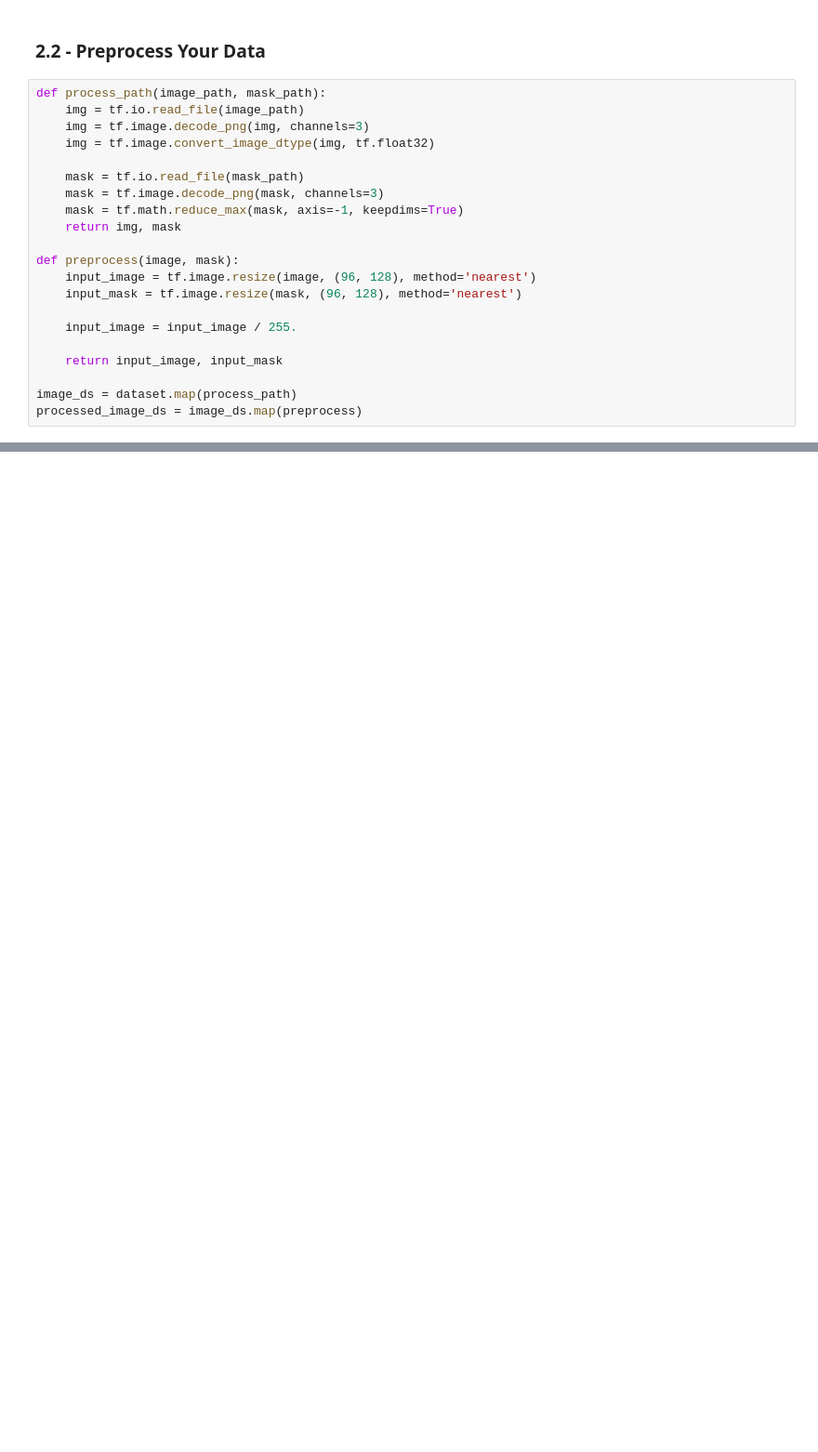
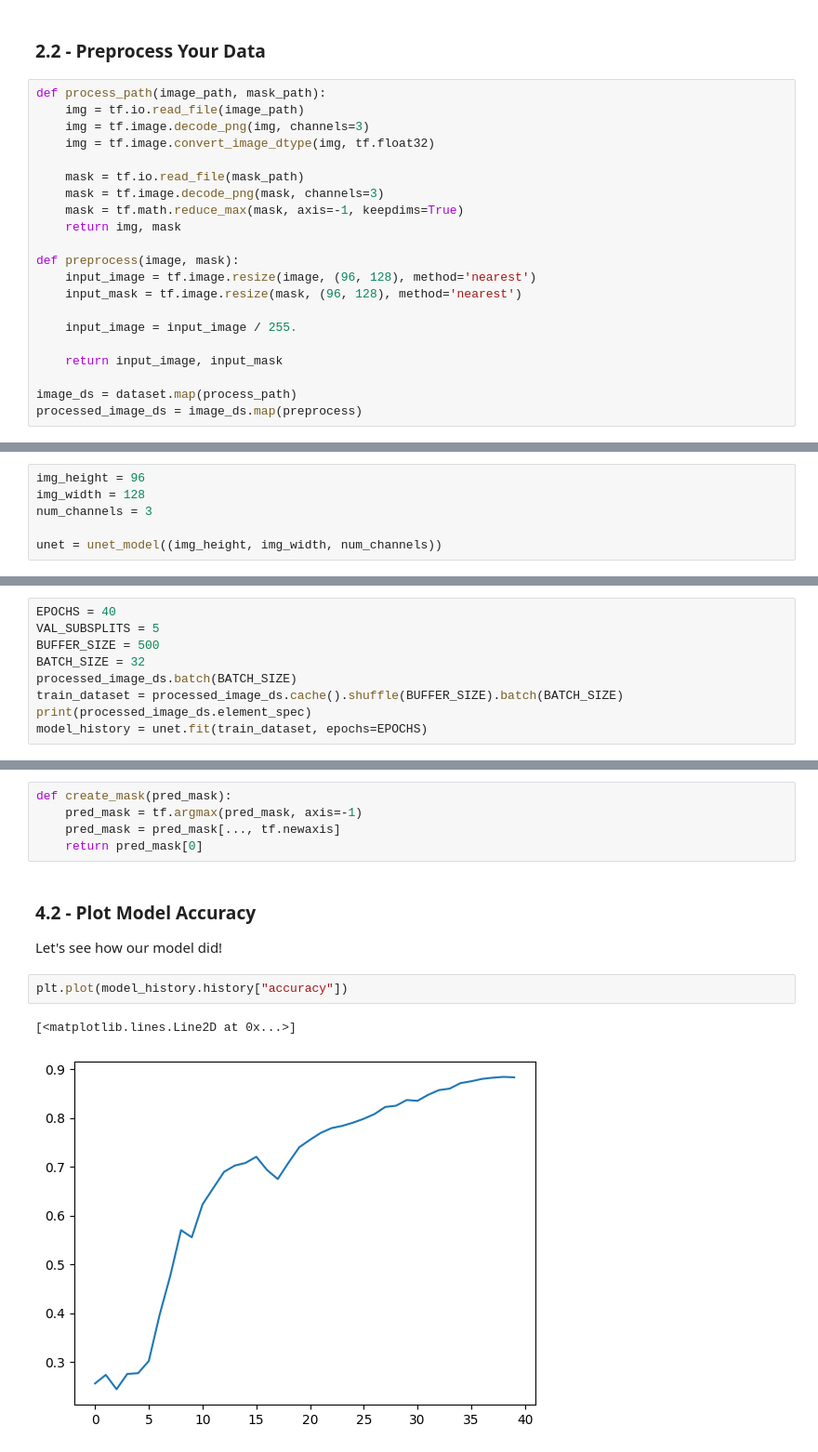
Before and after one commit to rvraghvender/DeepLearningProjects, a Jupyter notebook: ConvolutionNeuralNetworks/ImageSegmentationUnet/Image_segmentation_Unet_v2.ipynb, the cells around one changed output, grey strips where cells are left out. Shown at 93% size. Saved outputs shown, nothing was run; the diff lists cells and outputs as text; blank space fills up the shorter version.

```diff
--- a/ConvolutionNeuralNetworks/ImageSegmentationUnet/Image_segmentation_Unet_v2.ipynb
+++ b/ConvolutionNeuralNetworks/ImageSegmentationUnet/Image_segmentation_Unet_v2.ipynb
@@ -168,0 +375,6 @@ The U-Net network has 23 convolutional layers in total.
+# %%
+img_height = 96
+img_width = 128
+num_channels = 3
+
+unet = unet_model((img_height, img_width, num_channels))
@@ -168,0 +447,9 @@ The U-Net network has 23 convolutional layers in total.
+# %%
+EPOCHS = 40
+VAL_SUBSPLITS = 5
+BUFFER_SIZE = 500
+BATCH_SIZE = 32
+processed_image_ds.batch(BATCH_SIZE)
+train_dataset = processed_image_ds.cache().shuffle(BUFFER_SIZE).batch(BATCH_SIZE)
+print(processed_image_ds.element_spec)
+model_history = unet.fit(train_dataset, epochs=EPOCHS)
@@ -168,0 +478,14 @@ The U-Net network has 23 convolutional layers in total.
+# %%
+def create_mask(pred_mask):
+    pred_mask = tf.argmax(pred_mask, axis=-1)
+    pred_mask = pred_mask[..., tf.newaxis]
+    return pred_mask[0]
+# %% [markdown]
+### 4.2 - Plot Model Accuracy
+
+Let's see how our model did!
+# %%
+plt.plot(model_history.history["accuracy"])
+# %% [output]
+[<matplotlib.lines.Line2D at 0x...>]
+[figure, added]
```
Also changed, not shown: parts of 28 cells of this notebook.
